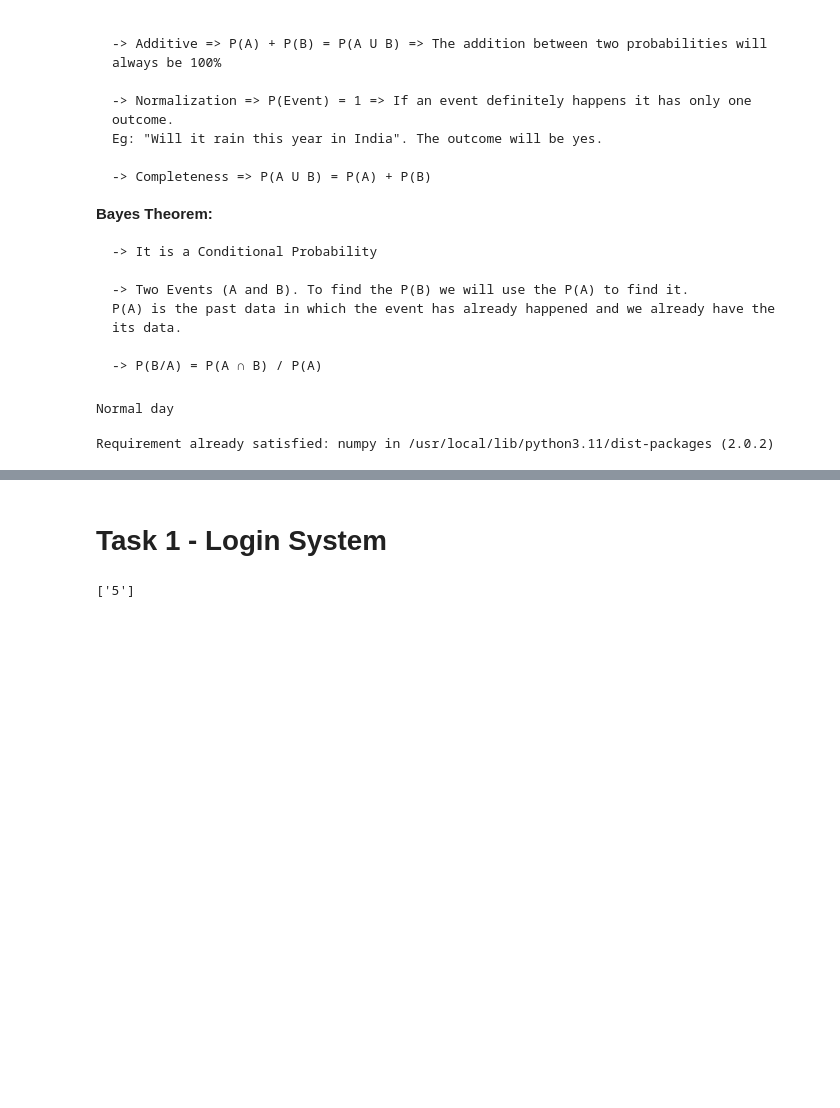
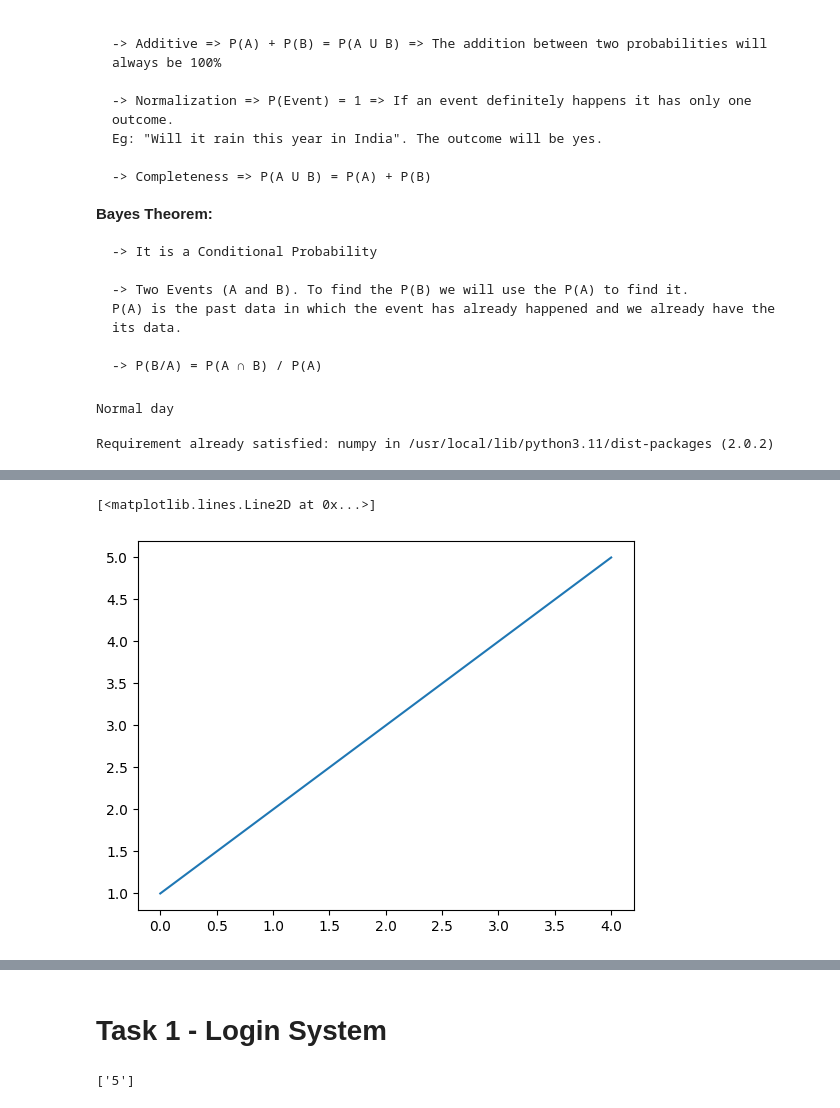
Before and after one commit to AhammedKabeer434/data_1, a Jupyter notebook: Data_Science.ipynb, the cells around one changed output, grey strips where cells are left out. Saved outputs shown, nothing was run; the diff lists cells and outputs as text; code cells hidden in the pictures; blank space fills up the shorter version.

```diff
--- a/Data_Science.ipynb
+++ b/Data_Science.ipynb
@@ -2738,0 +3085,11 @@ Requirement already satisfied: numpy in /usr/local/lib/python3.11/dist-packages
+# %%
+import matplotlib.pyplot as plt
+# X axis -> Height; Y axis -> Width
+
+# Example:
+a = [1,2,3,4,5]
+plt.plot(a) # Will show the data in a default chart (Line chart)
+# Index of the element is considered as X-axis / "a" is considered in Y-axis
+# %% [output]
+[<matplotlib.lines.Line2D at 0x...>]
+[figure, added]
```
Also changed, not shown: parts of 49 cells of this notebook.
